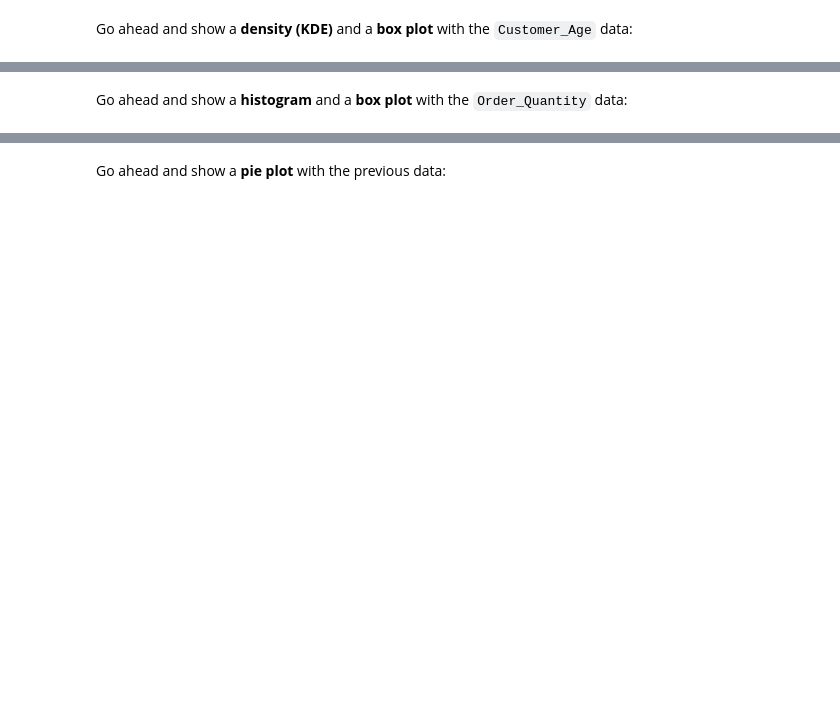
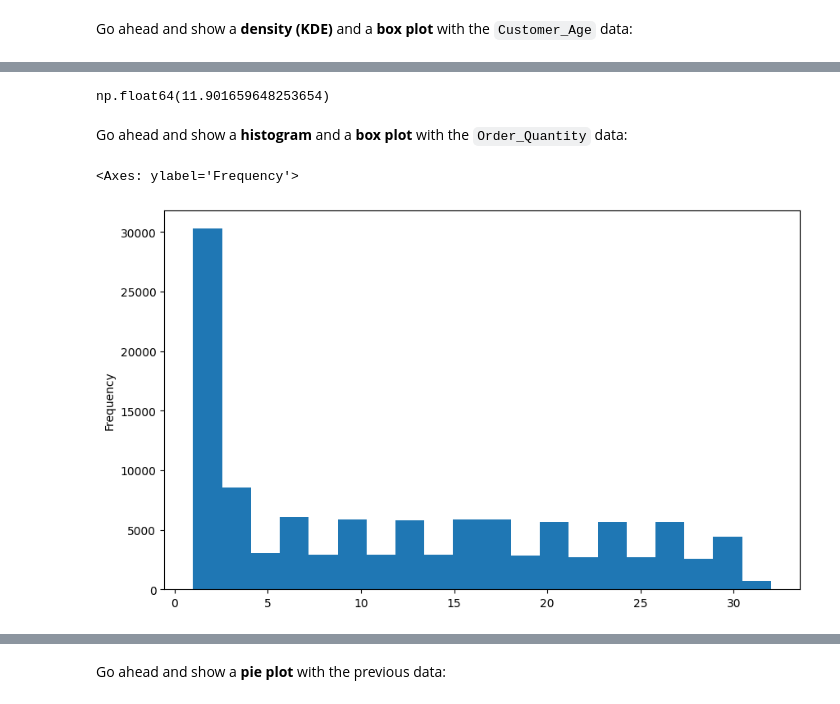
Before and after one commit to Santiago956/FreeCodeCamp-Pandas-Real-Life-Example, a Jupyter notebook: Exercises_1.ipynb, the cells around one changed output, grey strips where cells are left out. Cells and saved outputs as stored; diff of their text form; code cells hidden in the pictures; blank space fills up the shorter version.

```diff
--- a/Exercises_1.ipynb
+++ b/Exercises_1.ipynb
@@ -51,9 +74,16 @@ sales['Customer_Age'].plot(kind='box', vert=False, figsize=(14,6))
 ### What's the mean of `Order_Quantity`?
 # %%
 # your code goes here
+sales['Order_Quantity'].mean()
+# %% [output]
+np.float64(11.901659648253654)
 # %%
 sales['Order_Quantity'].mean()
 # %% [markdown]
 Go ahead and show a <b>histogram</b> and a <b>box plot</b> with the `Order_Quantity` data:
 # %%
 # your code goes here
+sales['Order_Quantity'].plot(kind='hist', bins = 20, figsize=(10,6))
+# %% [output]
+<Axes: ylabel='Frequency'>
+[figure, added]
```
Also changed, not shown: parts of 46 cells of this notebook.
